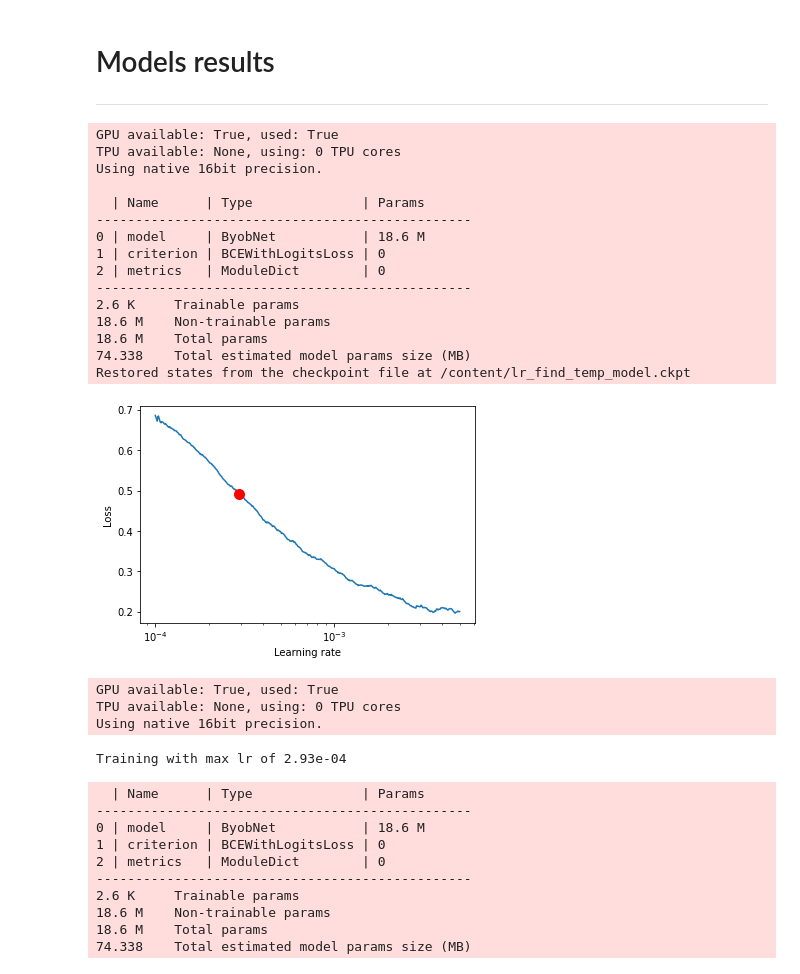
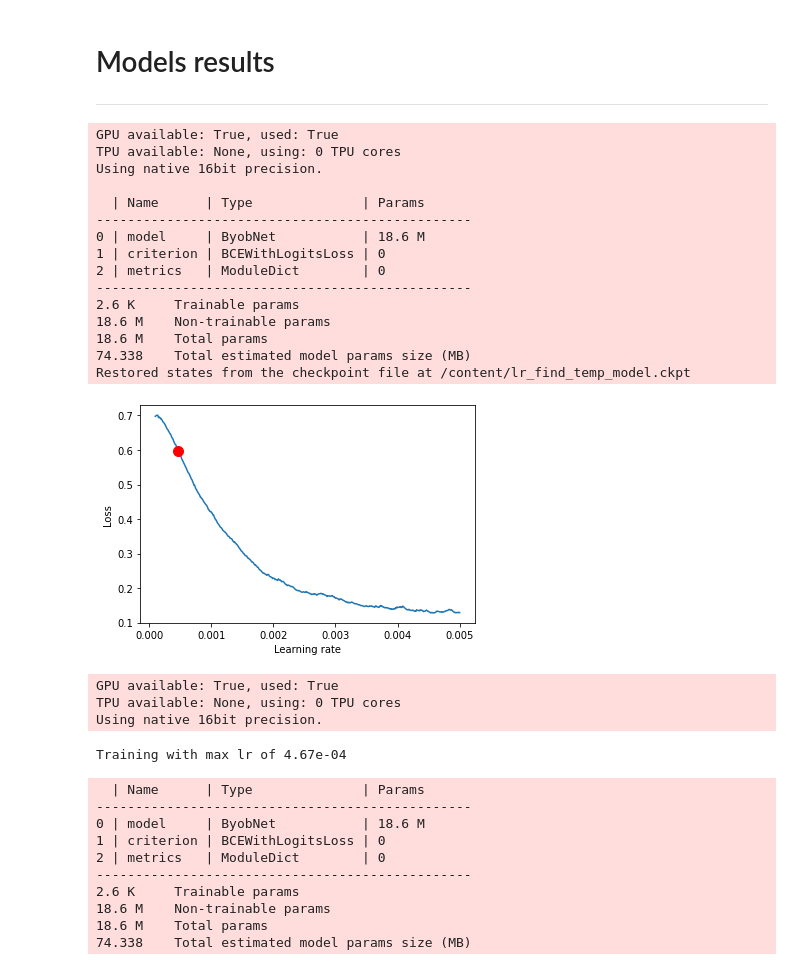
Before and after one commit to ricglz/CE888_activities, a Jupyter notebook: assignment/Training.ipynb, the cells around one changed output. Drawn from its saved outputs; the diff is of its cells as text; code cells hidden in the pictures.

Commit message:
Make changes to better experiment the hyper parameters

```diff
--- a/assignment/Training.ipynb
+++ b/assignment/Training.ipynb
@@ -230,7 +230,7 @@ datamodule = FlameDataModule()
 class PretrainedModel(pl.LightningModule):
     def __init__(
         self, name='rexnet_200', epochs=10, steps_per_epoch=100, lr=1e-3,
-        drop_rate=0.5, max_momentum=0.95
+        drop_rate=0.1, max_momentum=0.95
     ):
         super().__init__()
 
@@ -276,7 +276,7 @@ class PretrainedModel(pl.LightningModule):
     # Configurations
     def configure_optimizers(self):
         parameters = filter(lambda p: p.requires_grad, self.parameters())
-        optimizer = Adam(parameters, self.hparams.lr, weight_decay=1e-2)
+        optimizer = Adam(parameters, self.hparams.lr, weight_decay=0)
         # optimizer = Lookahead(optimizer)
         scheduler = self._build_scheduler(optimizer)
         scheduler_dict = {'scheduler': scheduler, 'interval': 'step'}
@@ -288,10 +288,7 @@ class PretrainedModel(pl.LightningModule):
         base_momentum = max_momentum - 0.1
         total_steps = epochs * self.hparams.steps_per_epoch
         div_factor = epochs * 4
-        return OneCycleLR(
-            optimizer, lr, total_steps, pct_start=0.55, div_factor=div_factor,
-            final_div_factor=div_factor, three_phase=True,
-            max_momentum=max_momentum, base_momentum=base_momentum)
+        return OneCycleLR(optimizer, lr, total_steps)
 
     # Steps
     def _get_dataset_metrics(self, dataset):
@@ -564,7 +561,7 @@ def find_best_and_substitute_lr(model, lr_ranges, **kwargs):
     min_lr, max_lr = (1e-4, 5e-3) if lr_ranges is None else lr_ranges
     lr_finder = trainer.tuner.lr_find(
         model, datamodule=datamodule, num_training=480, min_lr=min_lr,
-        max_lr=max_lr)
+        max_lr=max_lr, mode='linear')
     lr_finder.plot(suggest=True, show=True)
     suggest_lr = lr_finder.results['lr'][lr_finder._optimal_idx]
     model.hparams.lr = suggest_lr
@@ -573,10 +570,10 @@ def find_best_and_substitute_lr(model, lr_ranges, **kwargs):
 
 ---
 # %%
-def create_fit_and_test(model_name, lr=None, lr_ranges=None, **kwargs):
+def create_fit_and_test(model_name, lr=None, **kwargs):
     model = PretrainedModel(model_name, max_epochs, STEPS)
-    if lr is None:
-        find_best_and_substitute_lr(model, lr_ranges, **kwargs)
+    if isinstance(lr, tuple) or lr is None:
+        find_best_and_substitute_lr(model, lr, **kwargs)
     else:
         model.hparams.lr = lr
     print(f'Training with max lr of {model.hparams.lr:.2e}')
@@ -589,28 +586,28 @@ def create_fit_and_test(model_name, lr=None, lr_ranges=None, **kwargs):
 
 ---
 # %%
-create_fit_and_test('gernet_m')
+create_fit_and_test('gernet_m', (1e-4, 9e-3))
 # %% [output]
 GPU available: True, used: True
 TPU available: None, using: 0 TPU cores
 Using native 16bit precision.
 
   | Name      | Type              | Params
 ------------------------------------------------
 0 | model     | ByobNet           | 18.6 M
 1 | criterion | BCEWithLogitsLoss | 0
 2 | metrics   | ModuleDict        | 0
 ------------------------------------------------
 2.6 K     Trainable params
 18.6 M    Non-trainable params
 18.6 M    Total params
 74.338    Total estimated model params size (MB)
 Restored states from the checkpoint file at /content/lr_find_temp_model.ckpt
-[figure, old version]
+[figure, new version]
 GPU available: True, used: True
 TPU available: None, using: 0 TPU cores
 Using native 16bit precision.
-Training with max lr of 2.93e-04
+Training with max lr of 4.67e-04
   | Name      | Type              | Params
 ------------------------------------------------
 0 | model     | ByobNet           | 18.6 M
```
Also changed, not shown: parts of 6 cells of this notebook.
